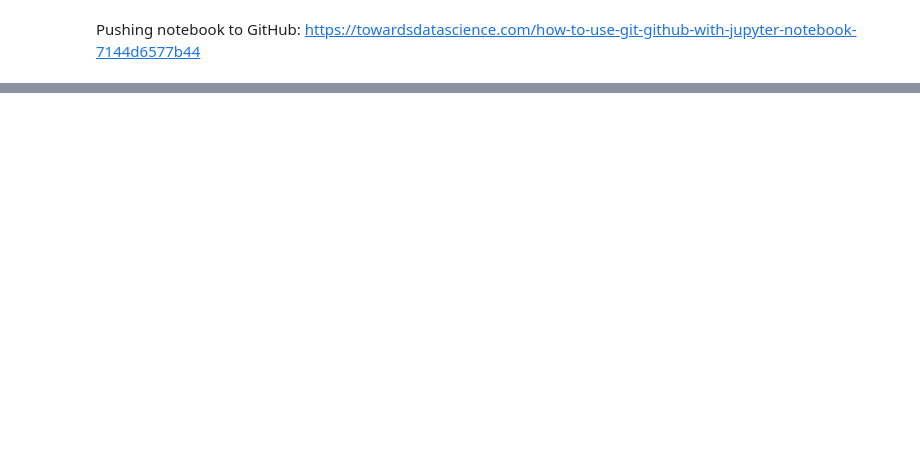
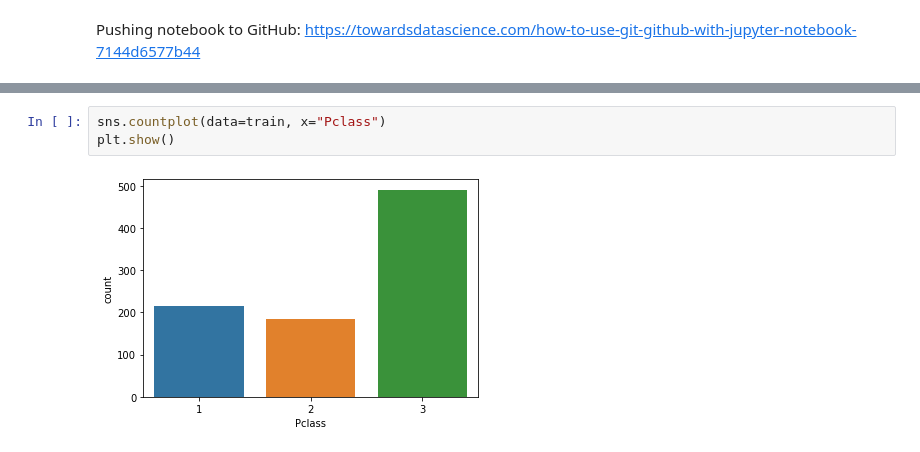
Before and after one commit to etrahadias/Titanic, a Jupyter notebook: Titanic.ipynb, the cells around one changed output, grey strips where cells are left out. Cells and saved outputs as stored; diff of their text form; blank space fills up the shorter version.

```diff
--- a/Titanic.ipynb
+++ b/Titanic.ipynb
@@ -50,0 +122,5 @@ predictions = model.predict(X_test)
+# %%
+sns.countplot(data=train, x="Pclass")
+plt.show()
+# %% [output]
+[figure, added]
```
Also changed, not shown: parts of 26 cells of this notebook.
